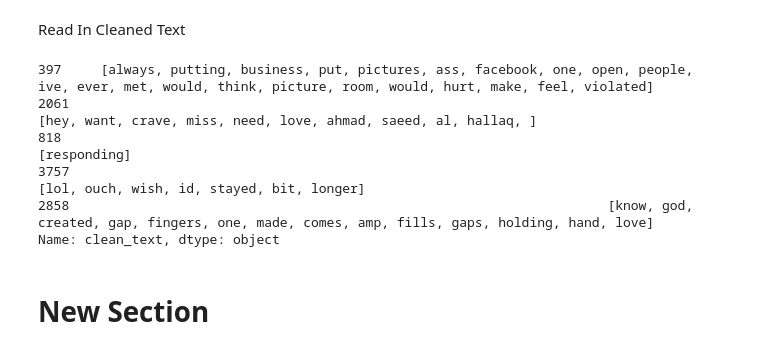
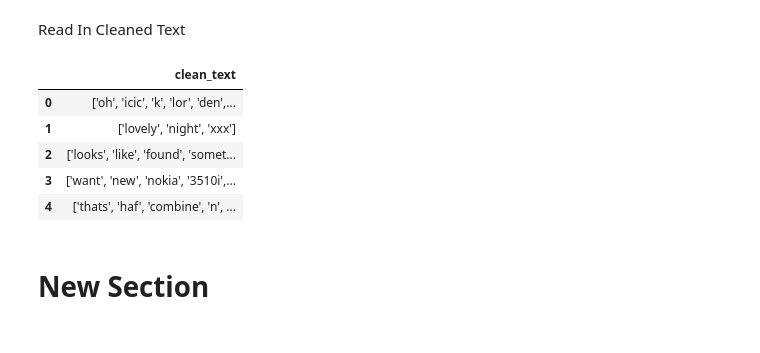
Before and after one commit to Gaukhar-ai/Gaukhar.Diamond.github, a Jupyter notebook: NLP_natural_language_processing.ipynb, the cells around one changed output. Saved outputs shown, nothing was run; the diff lists cells and outputs as text; code cells hidden in the pictures.

```diff
--- a/NLP_natural_language_processing.ipynb
+++ b/NLP_natural_language_processing.ipynb
@@ -965,21 +965,21 @@ Read In Cleaned Text
 # %%
 #load the cleaned training and test sets
 import pandas as pd
 from sklearn.feature_extraction.text import TfidfVectorizer
 
-X_train.to_csv('X_train.csv', index=False, header=True)
-X_test.to_csv('X_test.csv', index=False, header=True)
-y_train.to_csv('y_train.csv', index=False, header=True)
-y_test.to_csv('y_test.csv', index=False, header=True)
+X_train = pd.read_csv('X_train.csv')
+X_test = pd.read_csv('X_test.csv')
+y_train = pd.read_csv('y_train.csv')
+y_test = pd.read_csv('y_test.csv')
 
 X_train.head()
 # %% [output]
-397     [always, putting, business, put, pictures, ass, facebook, one, open, people, ive, ever, met, would, think, picture, room, would, hurt, make, feel, violated]
-2061                                                                                                [hey, want, crave, miss, need, love, ahmad, saeed, al, hallaq, ]
-818                                                                                                                                                     [responding]
-3757                                                                                                                      [lol, ouch, wish, id, stayed, bit, longer]
-2858                                                                     [know, god, created, gap, fingers, one, made, comes, amp, fills, gaps, holding, hand, love]
-Name: clean_text, dtype: object
+|  | clean_text |
+| 0 | ['oh', 'icic', 'k', 'lor', 'den',... |
+| 1 | ['lovely', 'night', 'xxx'] |
+| 2 | ['looks', 'like', 'found', 'somet... |
+| 3 | ['want', 'new', 'nokia', '3510i',... |
+| 4 | ['thats', 'haf', 'combine', 'n', ... |
 # %% [markdown]
 # New Section
 # %% [markdown]
```
Also changed, not shown: parts of 65 cells of this notebook.
